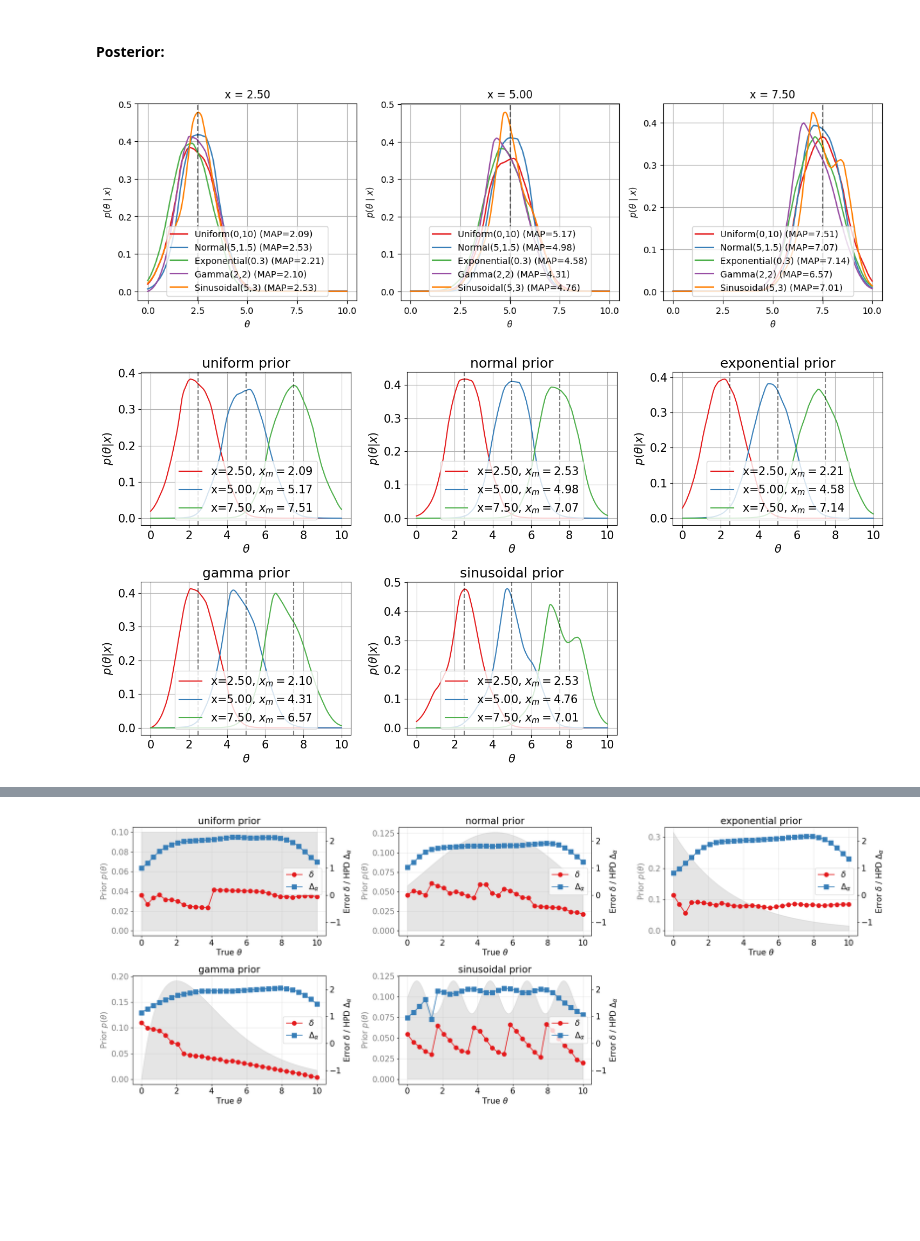
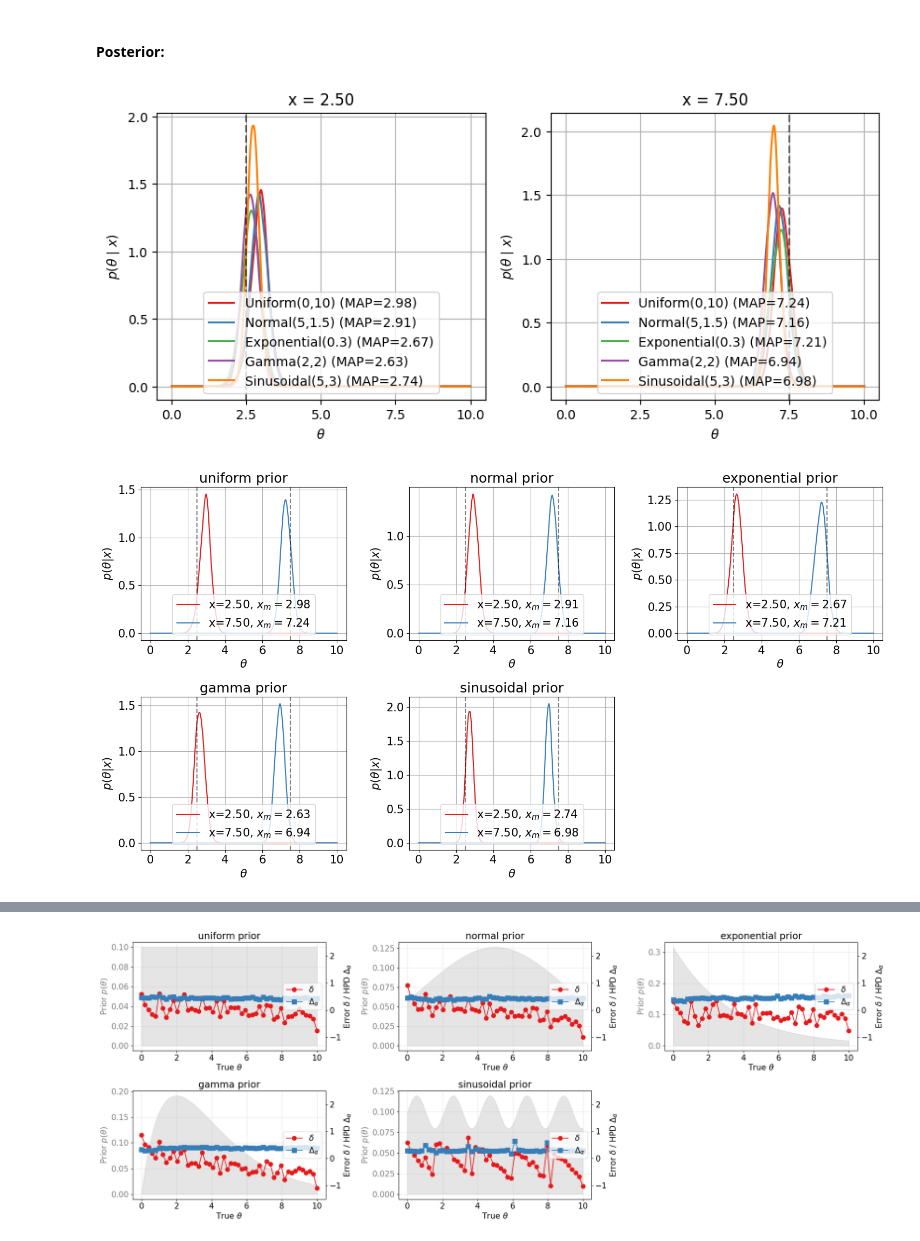
Before and after one commit to nabil-2/NNPD, a Jupyter notebook: toy_example.ipynb, the cells around one changed output, grey strips where cells are left out. Cells and saved outputs as stored; diff of their text form; code cells hidden in the pictures; blank space fills up the shorter version.

Commit message:
draw test data correctly & combine posteriors

```diff
--- a/toy_example.ipynb
+++ b/toy_example.ipynb
@@ -240,6 +240,7 @@ def plot_training(results, title):
     plt.tight_layout()
 
 def plot_prior_per_parameter(all_posteriors: dict, parameters_post, data_inputs, filename=None, y_label="$p(\\theta |x)$"):
+    data_inputs = np.unique(data_inputs[0])
     plt.rcParams.update({'font.size': 15})
     n_posteriors = len(all_posteriors)
     ncols = 3
@@ -266,6 +267,7 @@ def plot_prior_per_ratios(all_ratios: dict, parameters_post, data_inputs, filena
     plot_prior_per_parameter(all_ratios, parameters_post, data_inputs, filename, y_label)
 
 def plot_parameter_per_prior(all_posteriors: dict, parameters_post, data_inputs, filename=None):
+    data_inputs = np.unique(data_inputs[0])
     plt.rcParams.update({'font.size': 10})
     n_inputs = len(data_inputs)
     ncols = min(3, n_inputs)
@@ -295,6 +297,7 @@ def plot_parameter_per_prior(all_posteriors: dict, parameters_post, data_inputs,
         fig.savefig(filename)
 
 def plot_errorbars(HPDs: dict, data_inputs, all_posteriors, parameters_post, filename=None):
+    data_inputs = np.unique(data_inputs[0])
     plt.rcParams.update({'font.size': 15})
     n_posteriors = len(HPDs)
     ncols = 3
@@ -365,6 +368,7 @@ def plot_errorbars(HPDs: dict, data_inputs, all_posteriors, parameters_post, fil
         fig.savefig(filename)
 
 def plot_error_and_hpd_width(HPDs: dict, data_inputs, all_posteriors, parameters_post, priors, filename=None):
+    data_inputs = np.unique(data_inputs[0])
     plt.rcParams.update({'font.size': 15})
     n_posteriors = len(HPDs)
     ncols = 3
@@ -536,10 +536,11 @@ def compute_hpd_interval(theta, posterior_normalized, alpha):
 param_min, param_max = config["data"]["parameter_range"]
 n_parameters=int(1e4)
 
-def create_data_inputs(n_posterior, margin=1/4, data_is_random=False):
+def create_data_inputs(n_posterior, margin=1/4, data_is_random=False, samples_per_n_posterior=1):
     param_range = param_max - param_min
+    means_data = None
     if data_is_random:
-        data_inputs = generator.normal(
+        means_data = generator.normal(
             loc=generator.uniform(
                 low=param_min+param_range/4,
                 high=param_max-param_range/4,
@@ -549,10 +550,14 @@ def create_data_inputs(n_posterior, margin=1/4, data_is_random=False):
             size=n_posterior
         )
     else:
-        data_inputs = np.linspace(param_min+param_range*margin, param_max-param_range*margin, n_posterior)
-    return data_inputs
+        means_data = np.linspace(param_min+param_range*margin, param_max-param_range*margin, n_posterior)
+    means_data = np.repeat(means_data, samples_per_n_posterior)
+    data_inputs = generator.normal(loc=means_data, scale=config["data"]["std"], size=n_posterior*samples_per_n_posterior)
+    return means_data, data_inputs
 
-def get_posteriors_and_errors(data_inputs, parameters_post):
+def get_posteriors_and_errors(data, parameters_post):
+    means_data, data_inputs = data
+    samples_per_n_posterior = len(data_inputs) // len(np.unique(means_data))
     all_posteriors = {}
     all_HPDs = {}
     all_ratios = {}
@@ -563,8 +568,18 @@ def get_posteriors_and_errors(data_inputs, parameters_post):
             data_inputs,
             parameters_post
         )
+        ratios_grouped, posteriors_grouped = [], []
+        for i in range(0, len(posteriors), samples_per_n_posterior):
+            posteriors_to_multipy = posteriors[i:i+samples_per_n_posterior]
+            posterior_product = np.prod(posteriors_to_multipy, axis=0)
+            posterior_product /= np.trapezoid(posterior_product, parameters_post)
+            posteriors_grouped += [posterior_product]
+            ratios_to_multiply = ratios[i:i+samples_per_n_posterior]
+            ratio_product = np.prod(ratios_to_multiply, axis=0)
+            ratio_product /= np.trapezoid(ratio_product, parameters_post)
+            ratios_grouped += [ratio_product]
         errors = []
-        for posterior in posteriors:
+        for posterior in posteriors_grouped:
             hpd_68 = compute_hpd_interval(
                 parameters_post,
                 posterior,
@@ -577,36 +592,36 @@ def get_posteriors_and_errors(data_inputs, parameters_post):
             )
             errors += [{"68": hpd_68, "95": hpd_95}]
         all_HPDs[prior.__name__] = errors
-        all_posteriors[prior.__name__] = posteriors
-        all_ratios[prior.__name__] = ratios
+        all_posteriors[prior.__name__] = posteriors_grouped
+        all_ratios[prior.__name__] = ratios_grouped
     return all_posteriors, all_HPDs, all_ratios
 # %%
 
 save = True
 file_suffix = "std1e0"
 filename_parameter_per_prior = f"figs/{file_suffix}/toy_correct_parameter_per_prior_{file_suffix}.svg" if save else None
 filename_prior_per_parameter = f"figs/{file_suffix}/toy_correct_prior_per_parameter_{file_suffix}.svg" if save else None
 filename_prior_per_ratios = f"figs/{file_suffix}/toy_correct_prior_per_ratios_{file_suffix}.svg" if save else None
 filename_errorbars = f"figs/{file_suffix}/toy_correct_errorbars_{file_suffix}.svg" if save else None
 filename_error_and_hpd_width = f"figs/{file_suffix}/toy_correct_error_and_hpd_width_{file_suffix}.svg" if save else None
 filename_error_and_hpd_width_ratios = f"figs/{file_suffix}/toy_correct_error_and_hpd_width_ratios_{file_suffix}.svg" if save else None
 
 parameters_post = np.linspace(param_min, param_max, n_parameters)
-data_inputs = create_data_inputs(n_posterior=3)
+data_inputs = create_data_inputs(n_posterior=2, samples_per_n_posterior=10)
 all_posteriors, all_HPDs, all_ratios = get_posteriors_and_errors(data_inputs, parameters_post)
 plot_parameter_per_prior(all_posteriors, parameters_post, data_inputs, filename=filename_parameter_per_prior)
 plot_prior_per_parameter(all_posteriors, parameters_post, data_inputs, filename=filename_prior_per_parameter)
 plot_prior_per_ratios(all_ratios, parameters_post, data_inputs, filename=filename_prior_per_ratios)
 
 
-data_inputs = create_data_inputs(n_posterior=5)
+data_inputs = create_data_inputs(n_posterior=5, samples_per_n_posterior=10)
 all_posteriors, all_HPDs, all_ratios = get_posteriors_and_errors(data_inputs, parameters_post)
 plot_errorbars(all_HPDs, data_inputs, all_posteriors, parameters_post, filename=filename_errorbars)
 
-data_inputs = create_data_inputs(n_posterior=30, margin=0)
+data_inputs = create_data_inputs(n_posterior=50, margin=0, samples_per_n_posterior=20)
 all_posteriors, all_HPDs, all_ratios = get_posteriors_and_errors(data_inputs, parameters_post)
 plot_error_and_hpd_width(all_HPDs, data_inputs, all_posteriors, parameters_post, priors, filename=filename_error_and_hpd_width)
 plot_error_and_hpd_width(all_HPDs, data_inputs, all_ratios, parameters_post, priors, filename=filename_error_and_hpd_width_ratios)
 # %% [output]
-[figure, old version]
+[figure, new version]
-[figure, old version]
+[figure, new version]
@@ -615 +630 @@ plot_error_and_hpd_width(all_HPDs, data_inputs, all_ratios, parameters_post, pri
-[figure, old version]
+[figure, new version]
```
Also changed, not shown: parts of 4 cells of this notebook, 7 other files.
